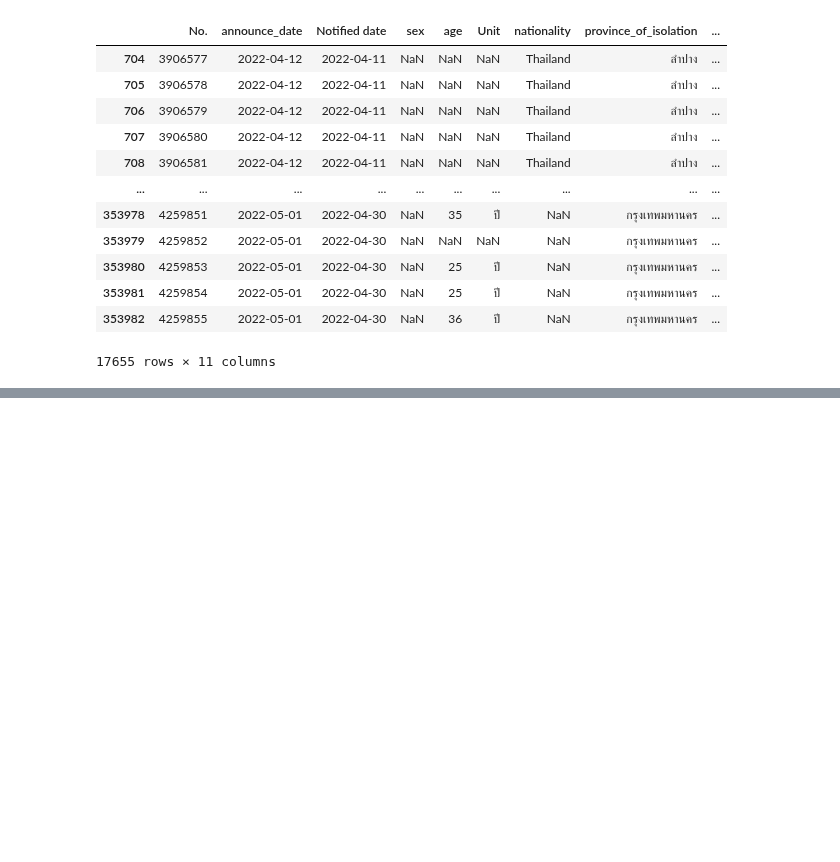
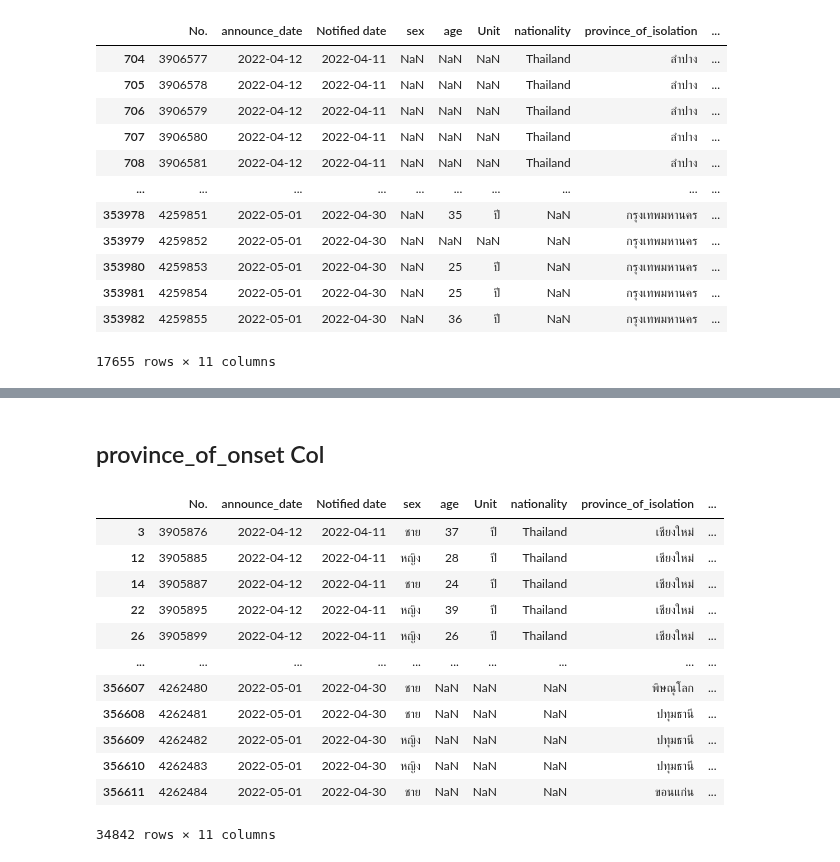
Before and after one commit to Ratchanontt/python_dataviz2023, a Jupyter notebook: Example_for_Final.ipynb, the cells around one changed output, grey strips where cells are left out. Drawn from its saved outputs; the diff is of its cells as text; code cells hidden in the pictures; blank space fills up the shorter version.

```diff
--- a/Example_for_Final.ipynb
+++ b/Example_for_Final.ipynb
@@ -100,0 +177,18 @@ cases[cases['sex'].isnull()] #แสดง row ที่มี sex ว่าง
+# %% [markdown]
+## province_of_onset Col
+# %%
+cases[cases['province_of_onset'].isnull()] #แสดง row ที่มี province_of_onset ว่าง
+# %% [output]
+|  | No. | announce_date | Notified date | sex | age | Unit | nationality | province_of_isolation | ... |
+| 3 | 3905876 | 2022-04-12 | 2022-04-11 | ชาย | 37 | ปี | Thailand | เชียงใหม่ | ... |
+| 12 | 3905885 | 2022-04-12 | 2022-04-11 | หญิง | 28 | ปี | Thailand | เชียงใหม่ | ... |
+| 14 | 3905887 | 2022-04-12 | 2022-04-11 | ชาย | 24 | ปี | Thailand | เชียงใหม่ | ... |
+| 22 | 3905895 | 2022-04-12 | 2022-04-11 | หญิง | 39 | ปี | Thailand | เชียงใหม่ | ... |
+| 26 | 3905899 | 2022-04-12 | 2022-04-11 | หญิง | 26 | ปี | Thailand | เชียงใหม่ | ... |
+| ... | ... | ... | ... | ... | ... | ... | ... | ... | ... |
+| 356607 | 4262480 | 2022-05-01 | 2022-04-30 | ชาย | NaN | NaN | NaN | พิษณุโลก | ... |
+| 356608 | 4262481 | 2022-05-01 | 2022-04-30 | ชาย | NaN | NaN | NaN | ปทุมธานี | ... |
+| 356609 | 4262482 | 2022-05-01 | 2022-04-30 | หญิง | NaN | NaN | NaN | ปทุมธานี | ... |
+| 356610 | 4262483 | 2022-05-01 | 2022-04-30 | หญิง | NaN | NaN | NaN | ปทุมธานี | ... |
+| 356611 | 4262484 | 2022-05-01 | 2022-04-30 | ชาย | NaN | NaN | NaN | ขอนแก่น | ... |
+34842 rows × 11 columns
```
Also changed, not shown: parts of 22 cells of this notebook.
